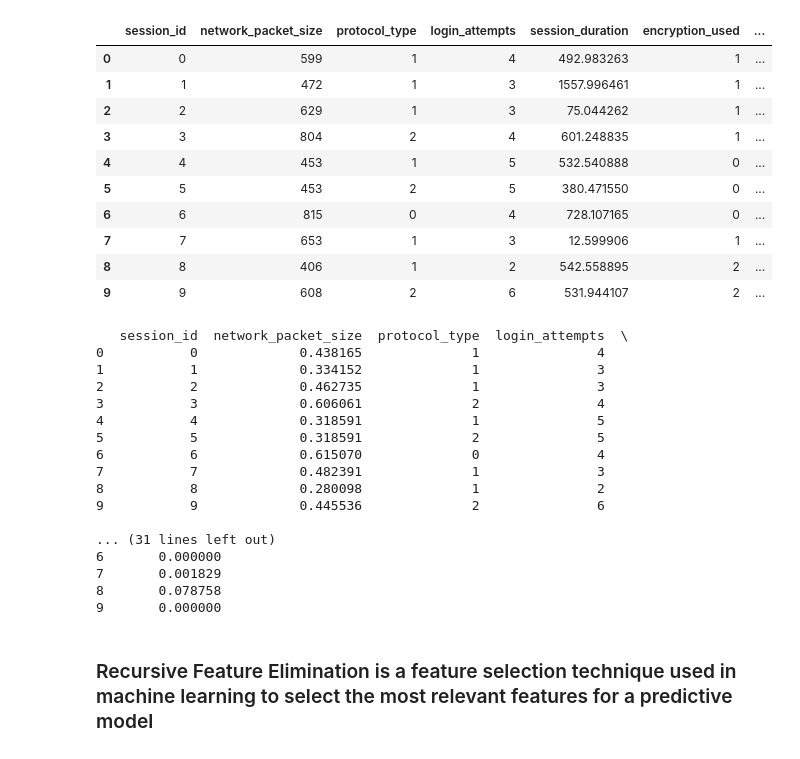
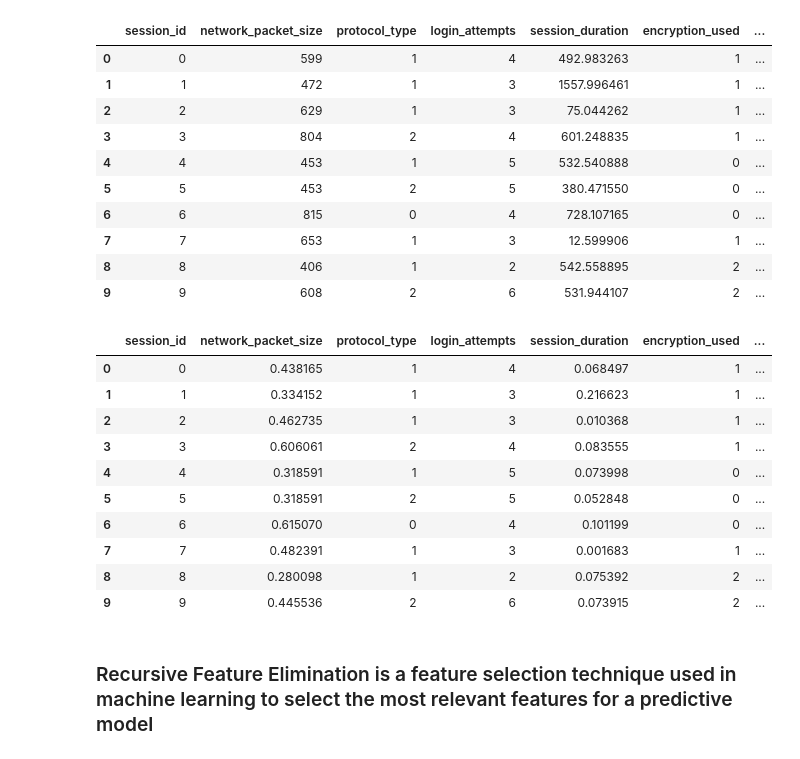
Before and after one commit to Ahmedfull02/Cybersecurity-Intrusion-Detection-Dataset, a Jupyter notebook: cybersec25-challenge-2.ipynb, the cells around one changed output. Saved outputs shown, nothing was run; the diff lists cells and outputs as text; code cells hidden in the pictures.

```diff
--- a/cybersec25-challenge-2.ipynb
+++ b/cybersec25-challenge-2.ipynb
@@ -391,32 +391,26 @@ Before Normalization :
 # %%
 from sklearn.preprocessing import MinMaxScaler
 
 # Contnuous Columns to scale
 cntns_cols = ['session_duration', 'ip_reputation_score','success_ratio', 'anomaly_score','network_packet_size']
 
 minmax_scaler = MinMaxScaler()
 data_minmax = data_encd.copy()
 data_minmax[cntns_cols] = minmax_scaler.fit_transform(data_encd[cntns_cols])
 
-print(data_minmax.head(10))
+data_minmax.head(10)
 # %% [output]
-   session_id  network_packet_size  protocol_type  login_attempts  \
-0           0             0.438165              1               4
-1           1             0.334152              1               3
-2           2             0.462735              1               3
-3           3             0.606061              2               4
-4           4             0.318591              1               5
-5           5             0.318591              2               5
-6           6             0.615070              0               4
-7           7             0.482391              1               3
-8           8             0.280098              1               2
-9           9             0.445536              2               6
-
-... (31 lines left out)
-6       0.000000
-7       0.001829
-8       0.078758
-9       0.000000
+|  | session_id | network_packet_size | protocol_type | login_attempts | session_duration | encryption_used | ... |
+| 0 | 0 | 0.438165 | 1 | 4 | 0.068497 | 1 | ... |
+| 1 | 1 | 0.334152 | 1 | 3 | 0.216623 | 1 | ... |
+| 2 | 2 | 0.462735 | 1 | 3 | 0.010368 | 1 | ... |
+| 3 | 3 | 0.606061 | 2 | 4 | 0.083555 | 1 | ... |
+| 4 | 4 | 0.318591 | 1 | 5 | 0.073998 | 0 | ... |
+| 5 | 5 | 0.318591 | 2 | 5 | 0.052848 | 0 | ... |
+| 6 | 6 | 0.615070 | 0 | 4 | 0.101199 | 0 | ... |
+| 7 | 7 | 0.482391 | 1 | 3 | 0.001683 | 1 | ... |
+| 8 | 8 | 0.280098 | 1 | 2 | 0.075392 | 2 | ... |
+| 9 | 9 | 0.445536 | 2 | 6 | 0.073915 | 2 | ... |
 # %% [markdown]
 ### Recursive Feature Elimination is a feature selection technique used in machine learning to select the most relevant features for a predictive model
 # %% [markdown]
```
Also changed, not shown: parts of 4 cells of this notebook.
